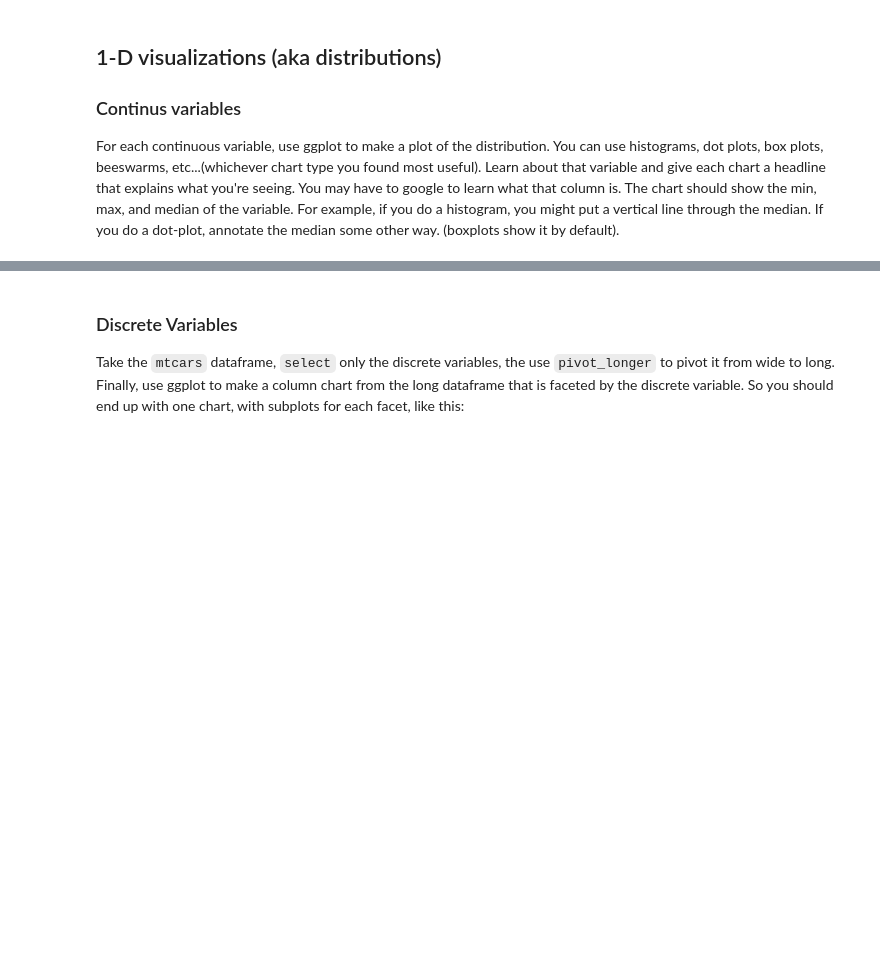
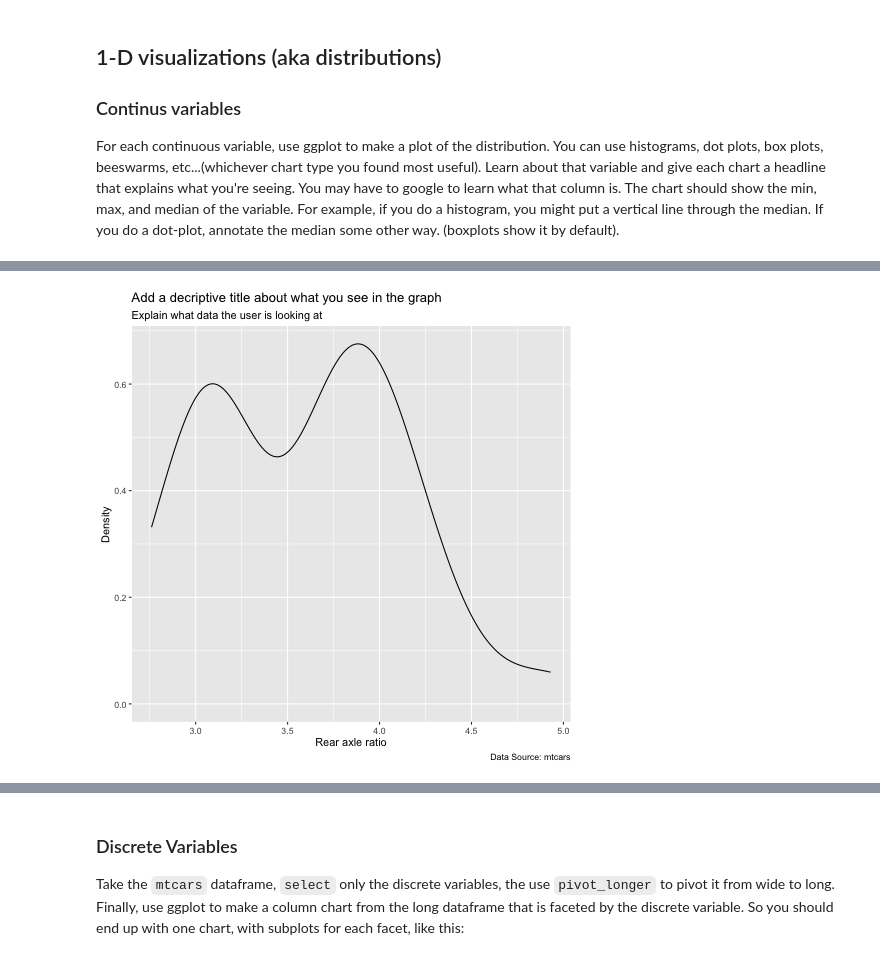
Before and after one commit to data4news/mtcars-exploratory, a Jupyter notebook: notebook-1.ipynb, the cells around one changed output, grey strips where cells are left out. Saved outputs shown, nothing was run; the diff lists cells and outputs as text; code cells hidden in the pictures; blank space fills up the shorter version.

```diff
--- a/notebook-1.ipynb
+++ b/notebook-1.ipynb
@@ -132,0 +194,14 @@ NULL
+# %%
+%%R
+
+# 👉 chart for drat
+
+mtcars %>% ggplot(aes(x = drat)) +
+                    geom_density(  ) +
+                    labs(   x = 'Rear axle ratio',
+                            y = 'Density',
+                            title = 'Add a decriptive title about what you see in the graph',
+                            subtitle = 'Explain what data the user is looking at',
+                            caption = 'Data Source: mtcars')
+# %% [output]
+[figure, added]
```
Also changed, not shown: parts of 16 cells of this notebook.
